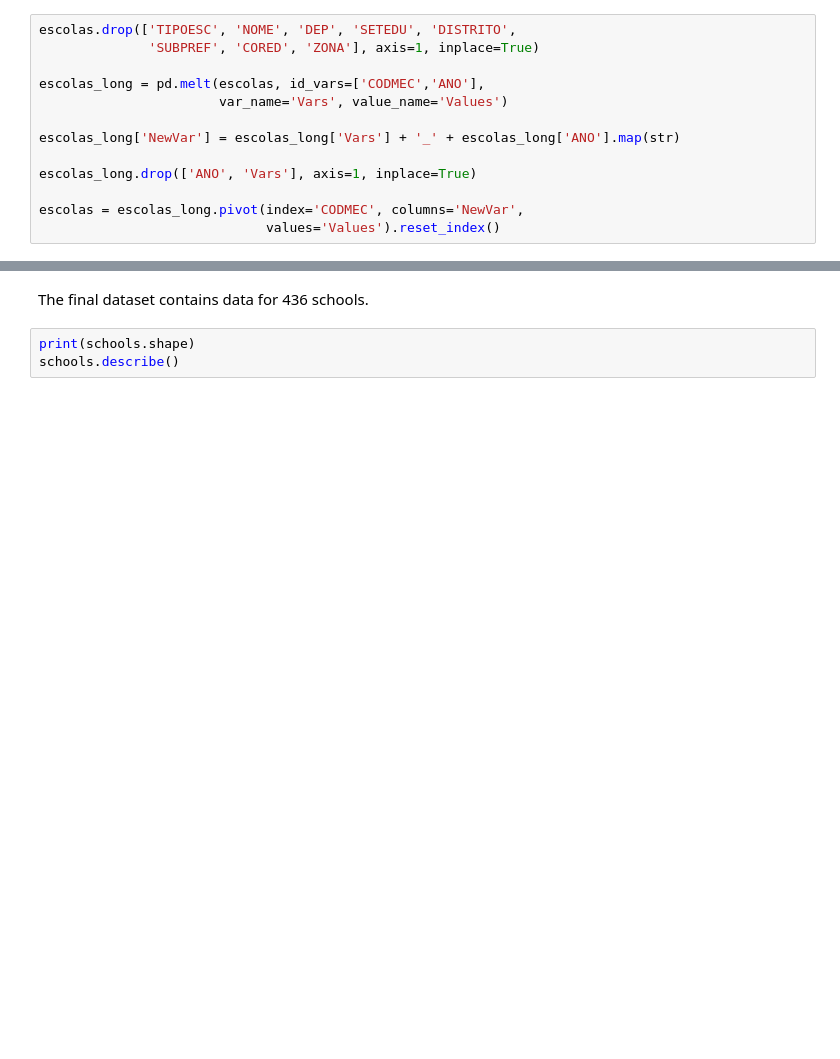
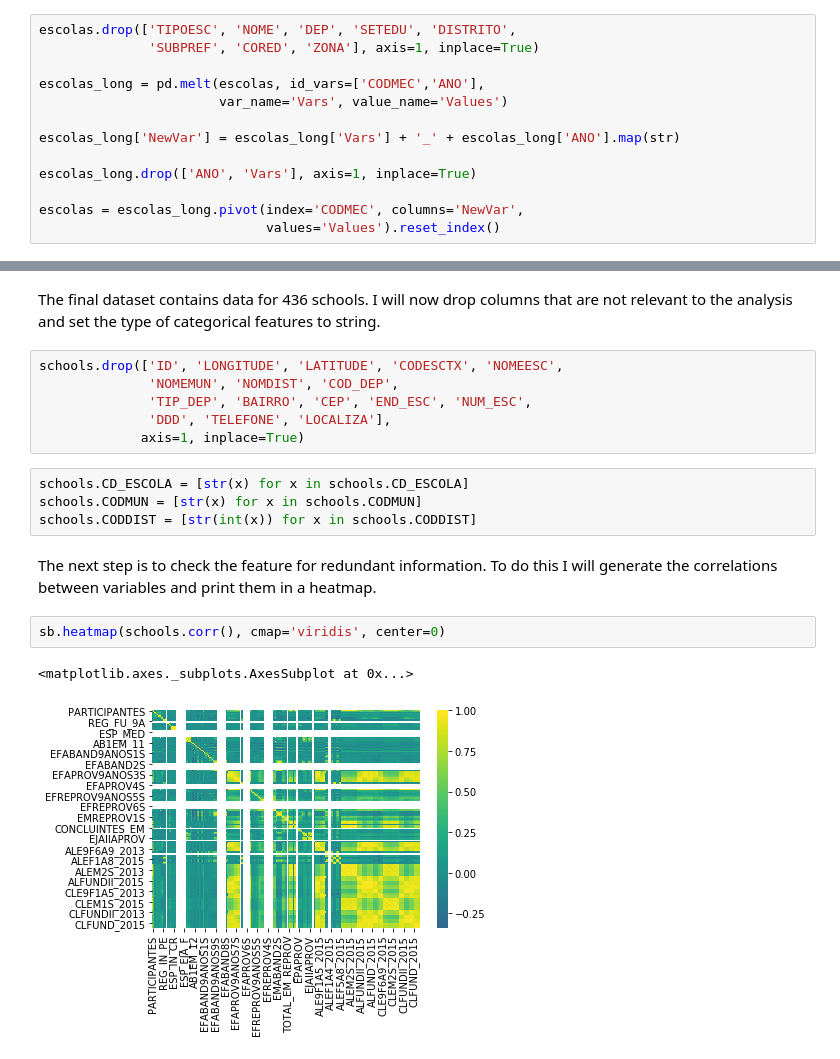
Before and after one commit to vmorenojr/Homework2, a Jupyter notebook: DataWrangling.ipynb, the cells around one changed output, grey strips where cells are left out. Saved outputs shown, nothing was run; the diff lists cells and outputs as text; blank space fills up the shorter version.

```diff
--- a/DataWrangling.ipynb
+++ b/DataWrangling.ipynb
@@ -298,5 +477,23 @@ schools.head()
 # %% [markdown]
  The final dataset contains data for 436 schools.
+ I will now drop columns that are not relevant to the analysis
+ and set the type of categorical features to string.
-# %%
-print(schools.shape)
-schools.describe()
+# %%
+schools.drop(['ID', 'LONGITUDE', 'LATITUDE', 'CODESCTX', 'NOMEESC',
+              'NOMEMUN', 'NOMDIST', 'COD_DEP',
+              'TIP_DEP', 'BAIRRO', 'CEP', 'END_ESC', 'NUM_ESC',
+              'DDD', 'TELEFONE', 'LOCALIZA'],
+             axis=1, inplace=True)
+# %%
+schools.CD_ESCOLA = [str(x) for x in schools.CD_ESCOLA]
+schools.CODMUN = [str(x) for x in schools.CODMUN]
+schools.CODDIST = [str(int(x)) for x in schools.CODDIST]
+# %% [markdown]
+ The next step is to check the feature for redundant information. To do this
+ I will generate the correlations between variables and print them in a
+ heatmap.
+# %%
+sb.heatmap(schools.corr(), cmap='viridis', center=0)
+# %% [output]
+<matplotlib.axes._subplots.AxesSubplot at 0x...>
+[figure, added]
```
Also changed, not shown: parts of 29 cells of this notebook, 5 other files.
